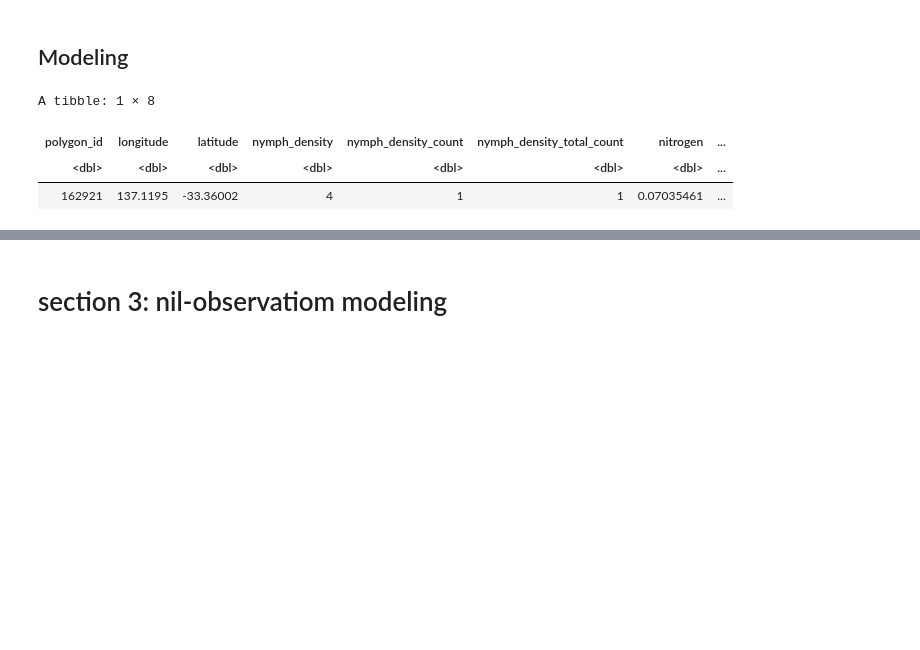
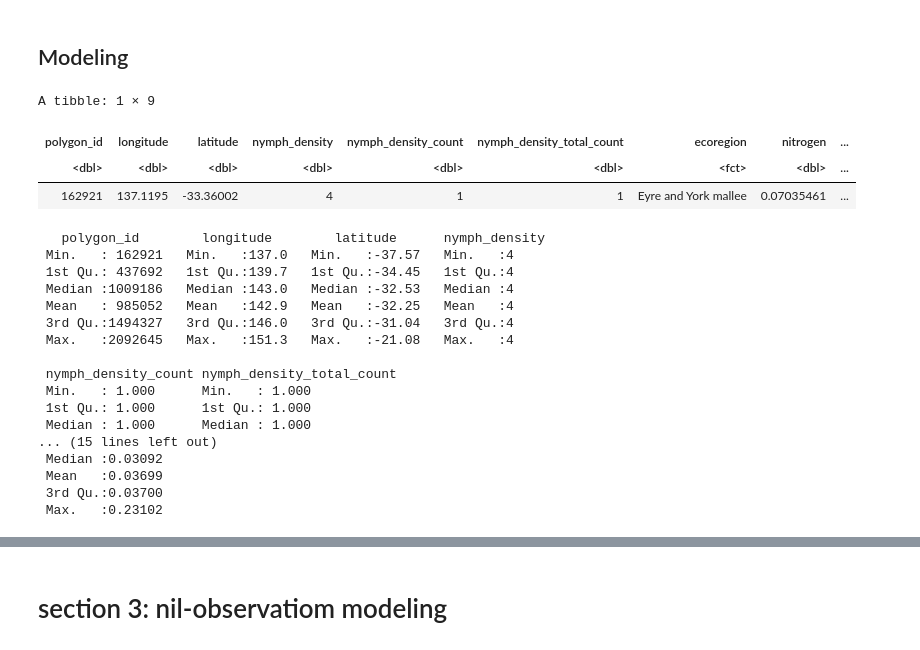
Before and after one commit to ddlawton/herbivore_nutrient_interactions, a Jupyter notebook: scripts/spatial_modeling/03_australian_plague_locust_raw_data_visualization.ipynb, the cells around one changed output, grey strips where cells are left out. Cells and saved outputs as stored; diff of their text form; code cells hidden in the pictures; blank space fills up the shorter version.

```diff
--- a/scripts/spatial_modeling/03_australian_plague_locust_raw_data_visualization.ipynb
+++ b/scripts/spatial_modeling/03_australian_plague_locust_raw_data_visualization.ipynb
@@ -98,7 +117,9 @@ write.csv(apl_nil_dat,here('data/processed/spatial_modeling/spatial_modeling_loc
 # Section 2 - outbreak modeling
 # %%
 outbreak_data <- read_csv(here('data/processed/spatial_modeling/spatial_modeling_locust_outbreak_model_data.csv'),
-                          show_col_types = FALSE)
+                          show_col_types = FALSE) |>
+    mutate(ecoregion = factor(ecoregion)) |>
+    filter(nymph_density_total_count <= 50)
 # %%
 summary(outbreak_data)
 # %% [output]
@@ -166,8 +187,26 @@ nto_plot + pto_plot
 ## Modeling
 # %%
 head(outbreak_data,1)
+summary(outbreak_data)
 # %% [output]
-A tibble: 1 × 8
+A tibble: 1 × 9
-| polygon_id | longitude | latitude | nymph_density | nymph_density_count | nymph_density_total_count | nitrogen | ... |
-| <dbl> | <dbl> | <dbl> | <dbl> | <dbl> | <dbl> | <dbl> | ... |
-| 162921 | 137.1195 | -33.36002 | 4 | 1 | 1 | 0.07035461 | ... |
+| polygon_id | longitude | latitude | nymph_density | nymph_density_count | nymph_density_total_count | ecoregion | nitrogen | ... |
+| <dbl> | <dbl> | <dbl> | <dbl> | <dbl> | <dbl> | <fct> | <dbl> | ... |
+| 162921 | 137.1195 | -33.36002 | 4 | 1 | 1 | Eyre and York mallee | 0.07035461 | ... |
+   polygon_id        longitude        latitude      nymph_density
+ Min.   : 162921   Min.   :137.0   Min.   :-37.57   Min.   :4
+ 1st Qu.: 437692   1st Qu.:139.7   1st Qu.:-34.45   1st Qu.:4
+ Median :1009186   Median :143.0   Median :-32.53   Median :4
+ Mean   : 985052   Mean   :142.9   Mean   :-32.25   Mean   :4
+ 3rd Qu.:1494327   3rd Qu.:146.0   3rd Qu.:-31.04   3rd Qu.:4
+ Max.   :2092645   Max.   :151.3   Max.   :-21.08   Max.   :4
+
+ nymph_density_count nymph_density_total_count
+ Min.   : 1.000      Min.   : 1.000
+ 1st Qu.: 1.000      1st Qu.: 1.000
+ Median : 1.000      Median : 1.000
+... (15 lines left out)
+ Median :0.03092
+ Mean   :0.03699
+ 3rd Qu.:0.03700
+ Max.   :0.23102
```
Also changed, not shown: parts of 18 cells of this notebook, 15 other files.
